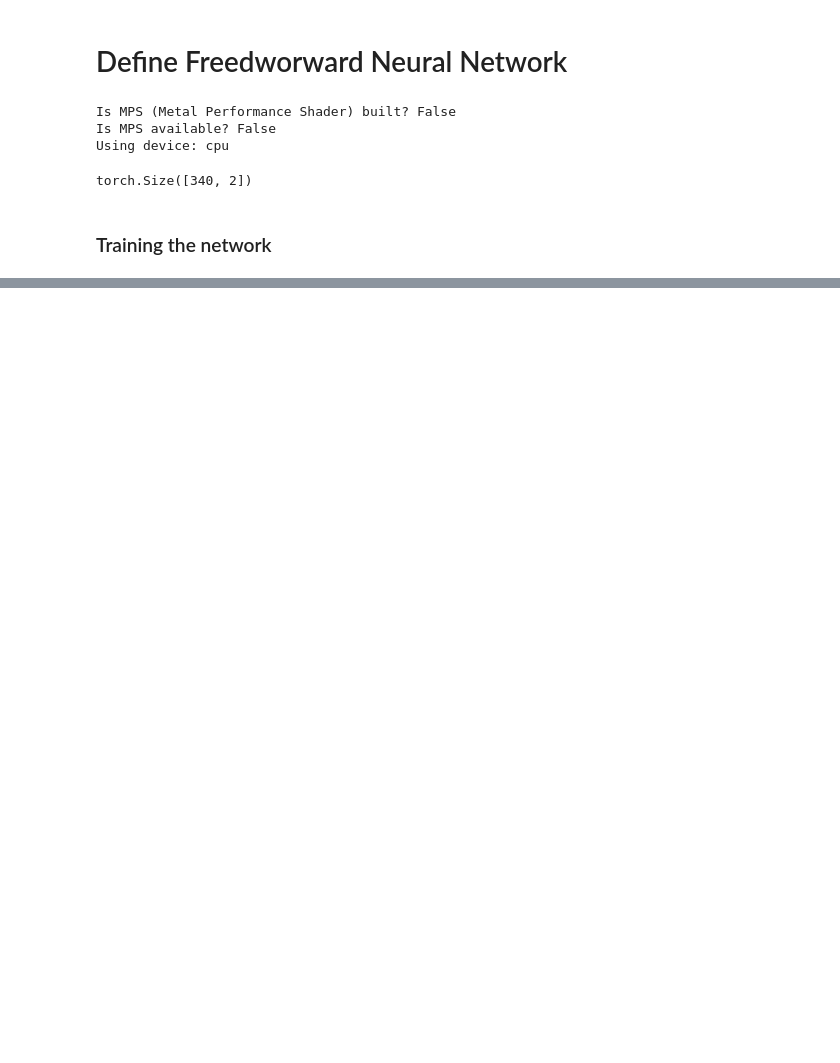
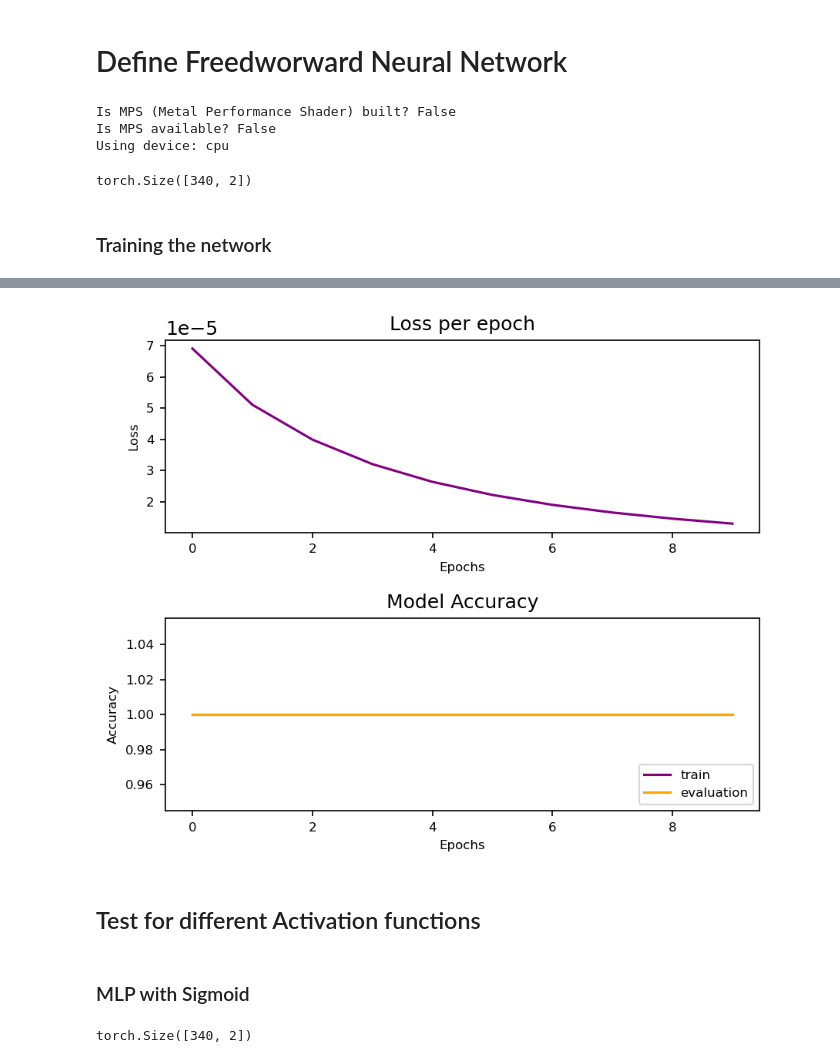
Before and after one commit to ret1-c/ATCD_2025_UU, a Jupyter notebook: Project_1_pre.ipynb, the cells around one changed output, grey strips where cells are left out. Saved outputs shown, nothing was run; the diff lists cells and outputs as text; code cells hidden in the pictures; blank space fills up the shorter version.

```diff
--- a/Project_1_pre.ipynb
+++ b/Project_1_pre.ipynb
@@ -312,0 +410,46 @@ NameError: name 'data_test' is not defined
+# %%
+loss_1, train_1, eval_1= model_train(MODEL=mlp, DATA_TRAIN=Data_loader, DATA_EVAL=Data_loader_val, LEARN_RATE=1e-4)
+plot(num_epochs=10, loss_per_epoch= loss_1, train_acc_per_epoch=train_1, valid_acc_per_epoch=eval_1)
+# %% [output]
+[figure, added]
+# %% [markdown]
+## Test for different Activation functions
+# %% [markdown]
+### MLP with Sigmoid
+# %%
+# Architecture of Freedforward Neural Network for Sigmoid activation Function
+from torch import nn
+
+class MLP_sigmoid(nn.Module):
+    def __init__(self,hid_layers_dim,input_dim,output_dim):
+        'define layers and parameters of our network'
+        super(MLP_sigmoid, self).__init__()
+        #first hidden layer
+        self.fc1=nn.Linear(input_dim,hid_layers_dim)
+        self.act1=nn.Sigmoid()
+        #second hidden layer
+        self.fc2=nn.Linear(hid_layers_dim,hid_layers_dim)
+        self.act2=nn.Sigmoid()
+
+        self.output_layer=nn.Linear(hid_layers_dim,output_dim)
+        #self.act_output=nn.Softmax(dim=1)
+
+    def forward(self,x):
+        'Executed every time we call the module'
+        x=self.fc1(x)
+        x=self.act1(x)
+        x=self.fc2(x)
+        x=self.act2(x)
+        x=self.output_layer(x)
+       # x=self.act_output(x)
+
+        return x
+
+in_dim = dataset.shape[1] #input dims
+n_h = 12 # neurons of hidden layer
+n_o = 2 # output nodes
+mlp_sigmoid=MLP_sigmoid(hid_layers_dim=n_h, input_dim=in_dim, output_dim= n_o )
+result=mlp_sigmoid(data)
+print(result.shape)
+# %% [output]
+torch.Size([340, 2])
```
Also changed, not shown: parts of 41 cells of this notebook.
